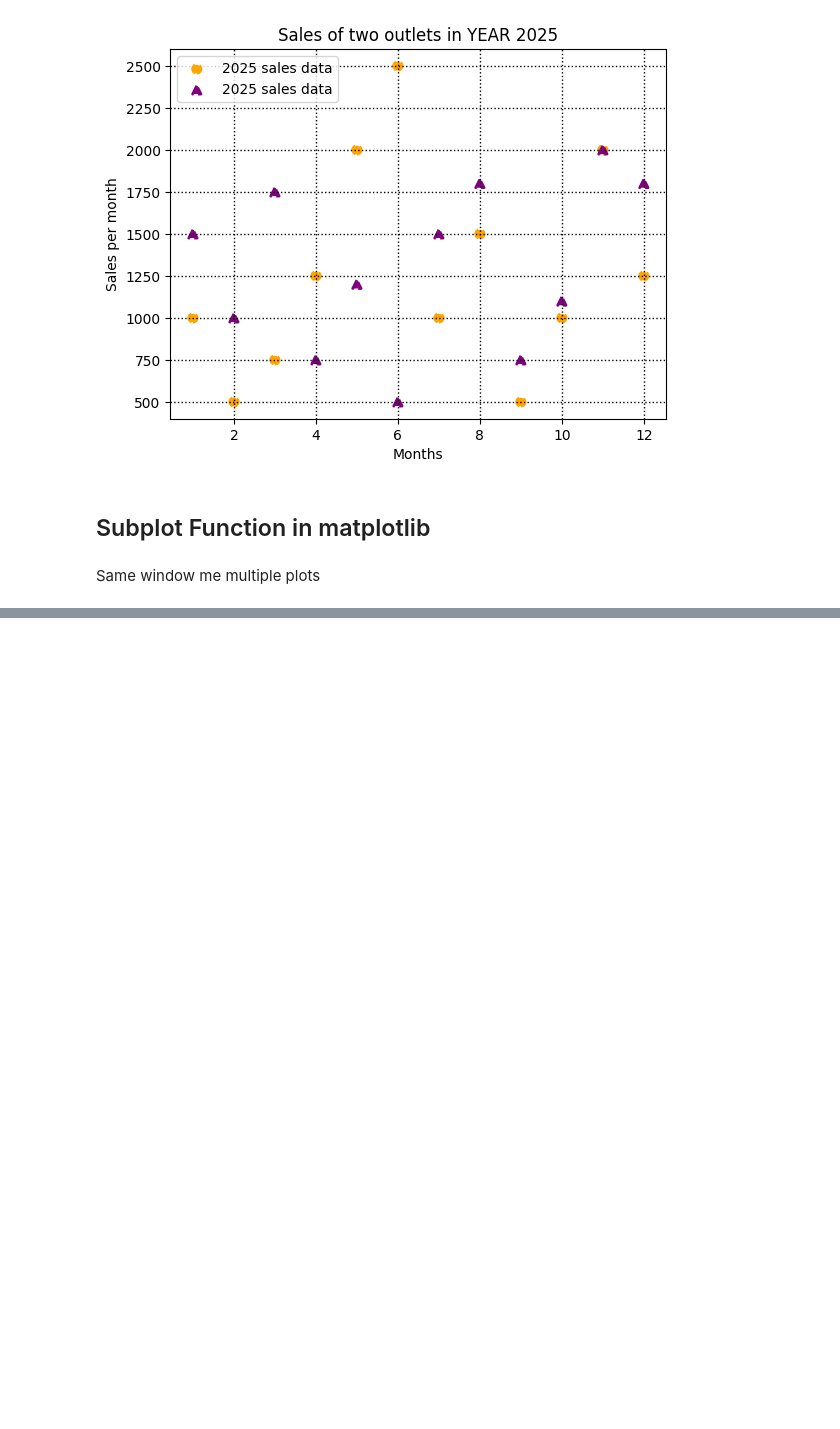
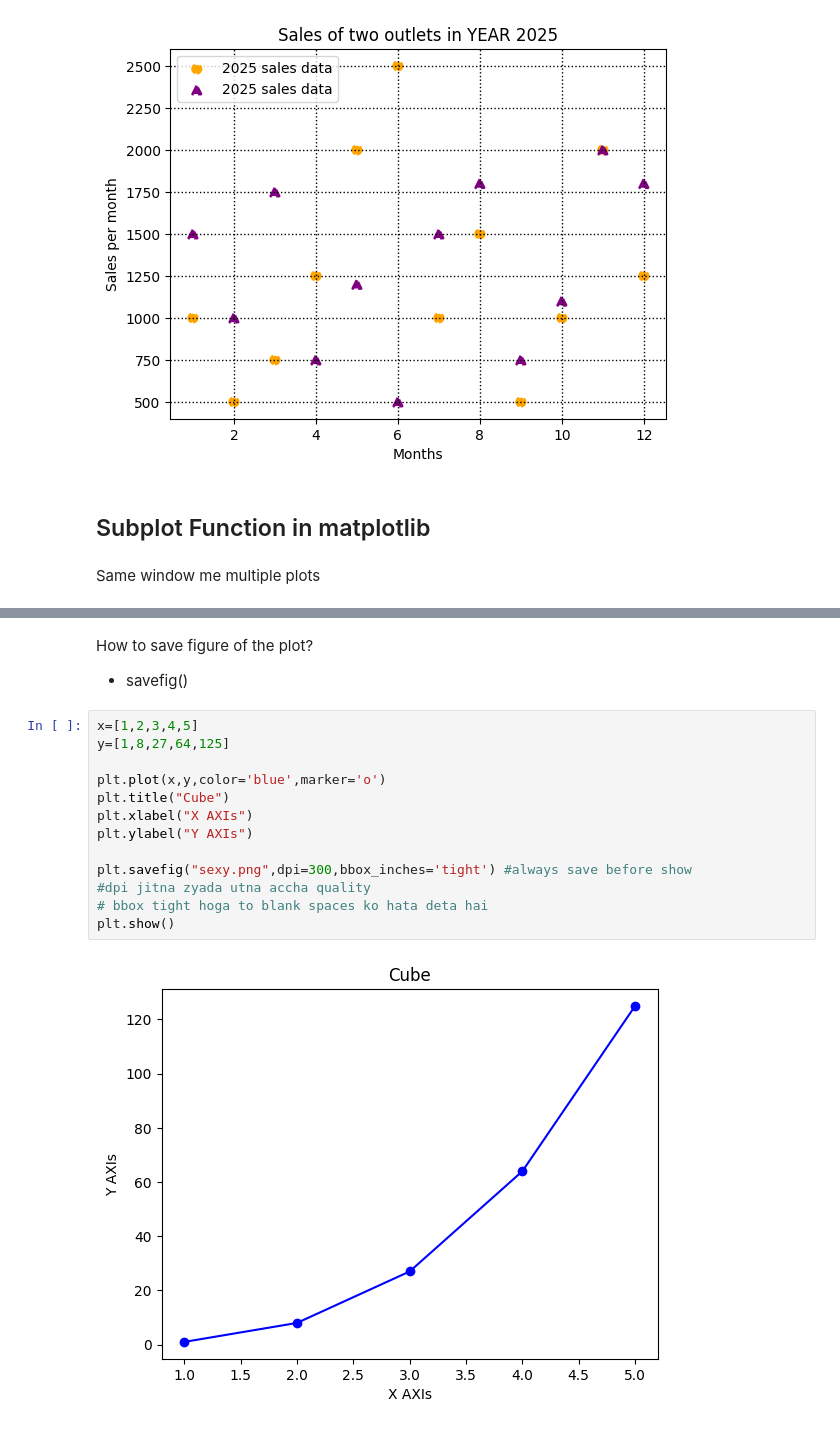
Before and after one commit to atif0911/AIML, a Jupyter notebook: MatplotLib/MatPlotLib1.ipynb, the cells around one changed output, grey strips where cells are left out. Drawn from its saved outputs; the diff is of its cells as text; blank space fills up the shorter version.

```diff
--- a/MatplotLib/MatPlotLib1.ipynb
+++ b/MatplotLib/MatPlotLib1.ipynb
@@ -234,0 +294,18 @@ Same window me multiple plots
+# %% [markdown]
+How to save figure of the plot?
+- savefig()
+# %%
+x=[1,2,3,4,5]
+y=[1,8,27,64,125]
+
+plt.plot(x,y,color='blue',marker='o')
+plt.title("Cube")
+plt.xlabel("X AXIs")
+plt.ylabel("Y AXIs")
+
+plt.savefig("sexy.png",dpi=300,bbox_inches='tight') #always save before show
+#dpi jitna zyada utna accha quality
+# bbox tight hoga to blank spaces ko hata deta hai
+plt.show()
+# %% [output]
+[figure, added]
```
Also changed, not shown: parts of 7 cells of this notebook, 1 other file.
